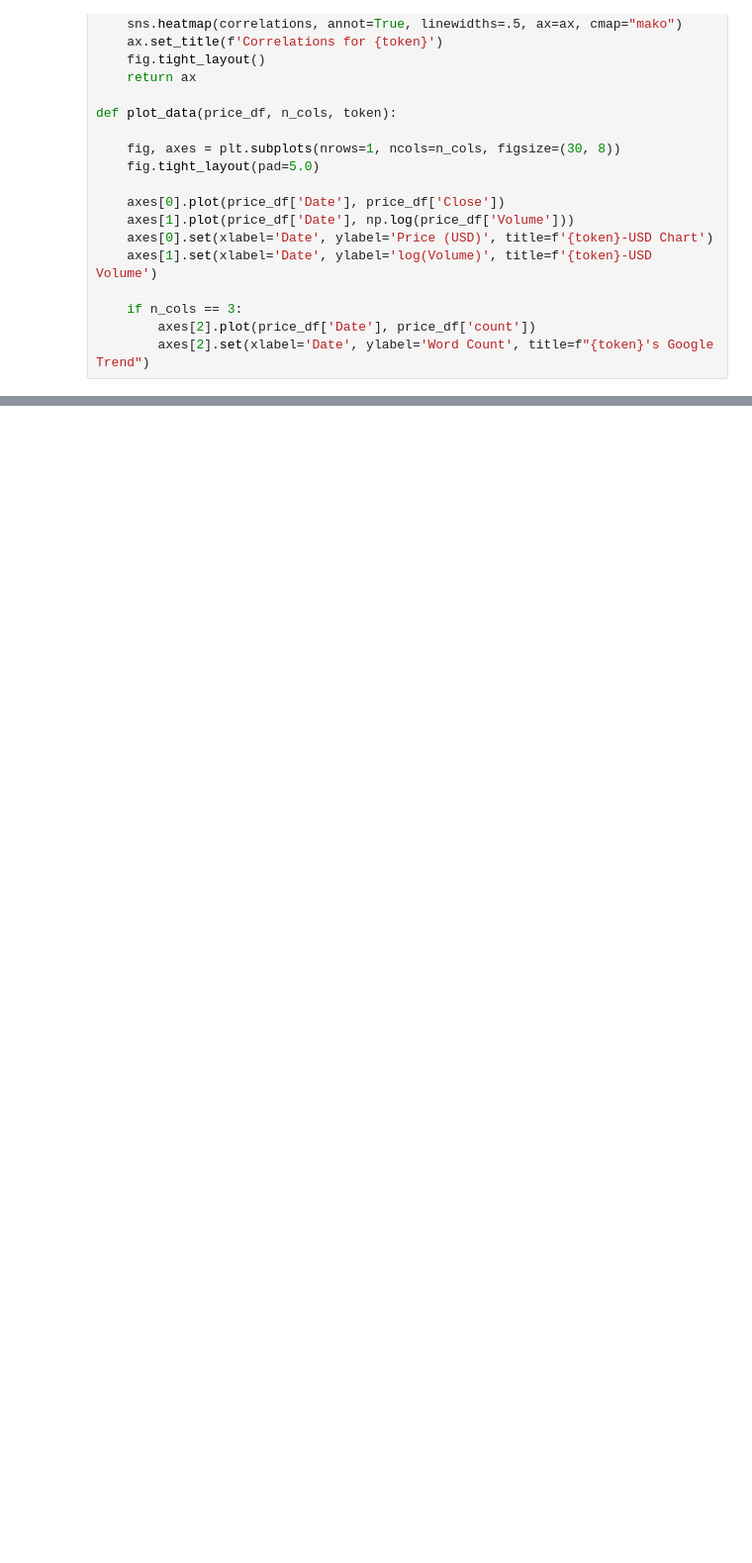
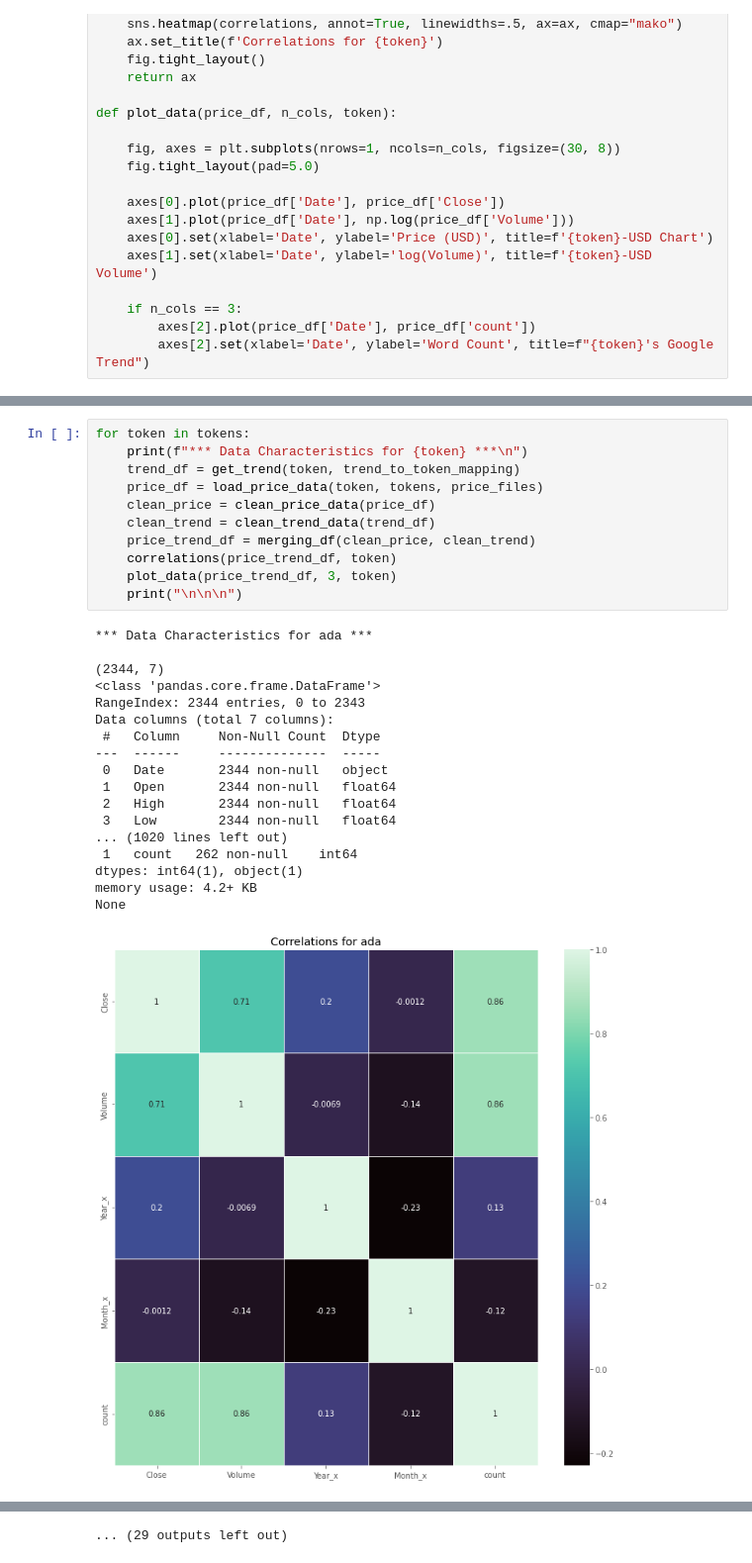
Before and after one commit to MarcLlopart/Deciphering-Crypto-Trends, a Jupyter notebook: 1_preprocessing.ipynb, the cells around one changed output, grey strips where cells are left out. Shown at 99% size. Cells and saved outputs as stored; diff of their text form; blank space fills up the shorter version.

Commit message:
automated eda for all tokens

```diff
--- a/1_preprocessing.ipynb
+++ b/1_preprocessing.ipynb
@@ -165,0 +137,30 @@ None
+# %%
+for token in tokens:
+    print(f"*** Data Characteristics for {token} ***\n")
+    trend_df = get_trend(token, trend_to_token_mapping)
+    price_df = load_price_data(token, tokens, price_files)
+    clean_price = clean_price_data(price_df)
+    clean_trend = clean_trend_data(trend_df)
+    price_trend_df = merging_df(clean_price, clean_trend)
+    correlations(price_trend_df, token)
+    plot_data(price_trend_df, 3, token)
+    print("\n\n\n")
+# %% [output]
+*** Data Characteristics for ada ***
+
+(2344, 7)
+<class 'pandas.core.frame.DataFrame'>
+RangeIndex: 2344 entries, 0 to 2343
+Data columns (total 7 columns):
+ #   Column     Non-Null Count  Dtype
+---  ------     --------------  -----
+ 0   Date       2344 non-null   object
+ 1   Open       2344 non-null   float64
+ 2   High       2344 non-null   float64
+ 3   Low        2344 non-null   float64
+... (1020 lines left out)
+ 1   count   262 non-null    int64
+dtypes: int64(1), object(1)
+memory usage: 4.2+ KB
+None
+[figure, added]
@@ -165,0 +177 @@ None
+... (29 outputs left out)
```
Also changed, not shown: parts of 2 cells of this notebook.
